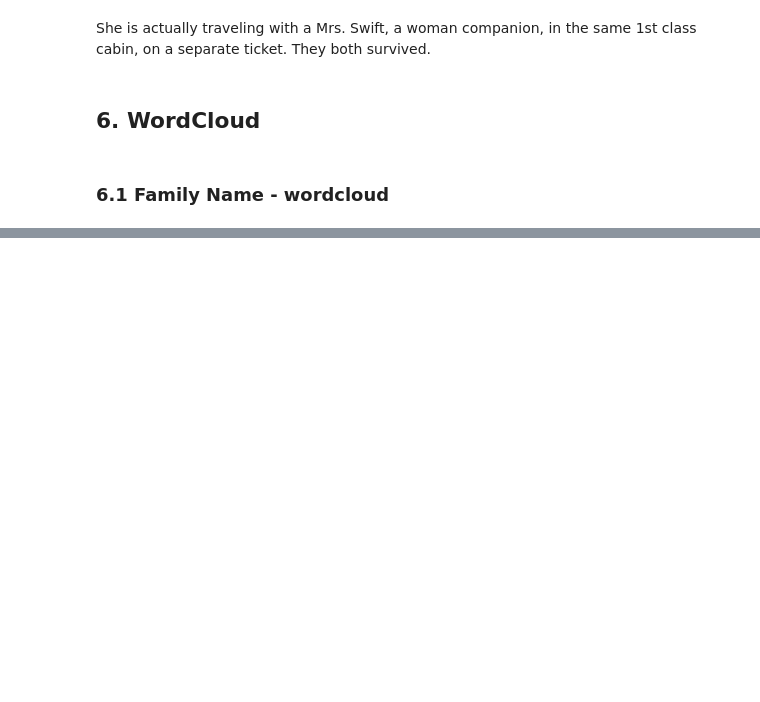
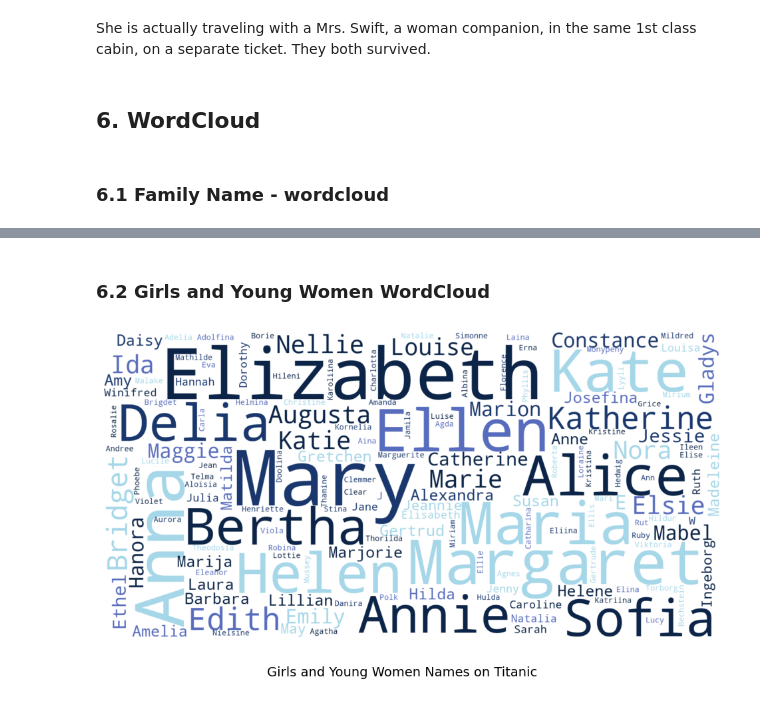
Before and after one commit to powernusa/titanic-eda, a Jupyter notebook: titanic_eda.ipynb, the cells around one changed output, grey strips where cells are left out. Drawn from its saved outputs; the diff is of its cells as text; code cells hidden in the pictures; blank space fills up the shorter version.

Commit message:
feat: Girls and Young Woman WordCloud

```diff
--- a/titanic_eda.ipynb
+++ b/titanic_eda.ipynb
@@ -968,0 +971,6 @@ show_wordcloud(all_df["Family Name"], title="Family Names on Titanic")
+# %% [markdown]
+### 6.2 Girls and Young Women WordCloud
+# %%
+show_wordcloud(all_df.loc[all_df["Title"].isin(["Miss.", "Mlle."])]["Given Name"], title="Girls and Young Women Names on Titanic")
+# %% [output]
+[figure, added]
```
Also changed, not shown: parts of 4 cells of this notebook.
